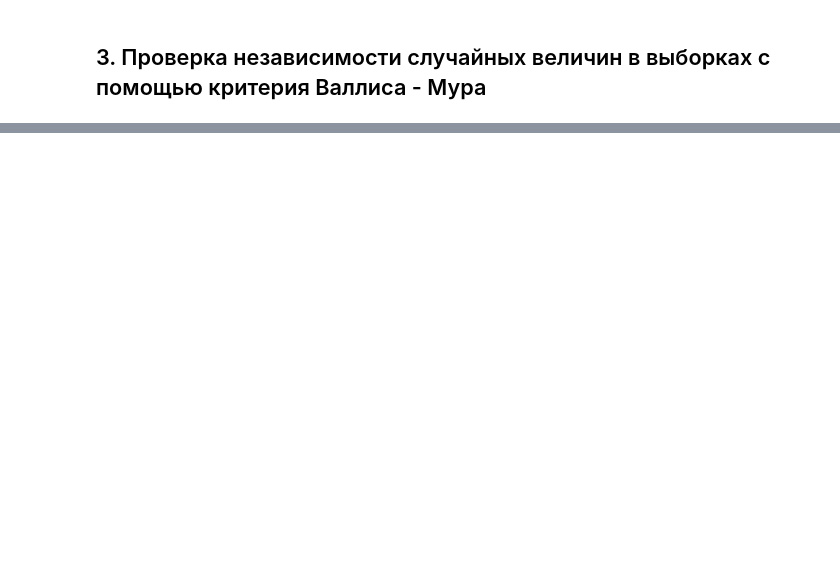
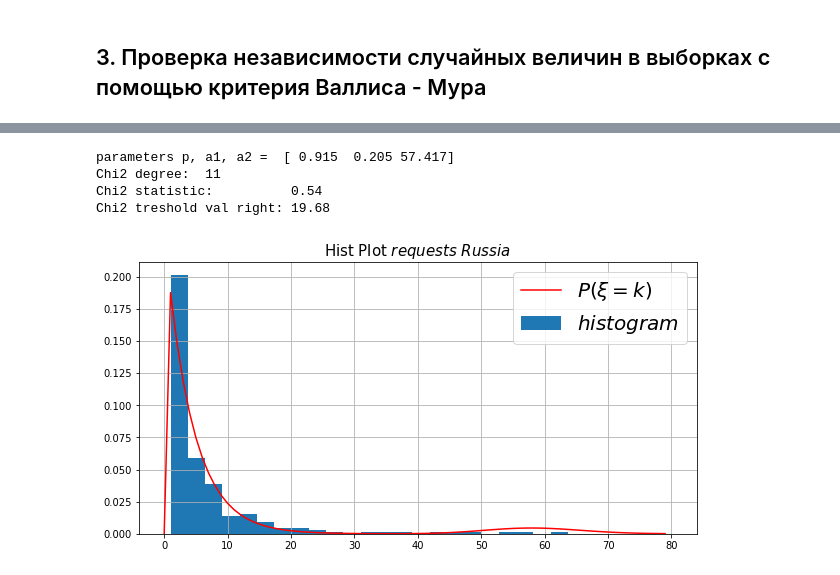
Before and after one commit to AlexeyKumin/SW_Global_Terrorism, a Jupyter notebook: terrorist_acts.ipynb, the cells around one changed output, grey strips where cells are left out. Drawn from its saved outputs; the diff is of its cells as text; code cells hidden in the pictures; blank space fills up the shorter version.

```diff
--- a/terrorist_acts.ipynb
+++ b/terrorist_acts.ipynb
@@ -377,0 +311,30 @@ Chi2 statistic, Chi2 treshold val:  2.54 12.59 1.64
+# %%
+delimiter = 30
+missed_vals = 2
+
+sample1, sample2 = process_sample(requests, delimiter, missed_vals)
+a1 = np.average(sample1)
+a2 = np.average(sample2)
+param1 = GMM_geom(sample1)
+
+param2 = GMM_Poisson(sample2)
+
+P1 = geom_param(param1)
+P2 = Poisson_param(param2)
+param3 = GMM_mix_distrib(requests, a1, a2)
+print("parameters p, a1, a2 = ", np.around([param3[0], param1, param2], 3))
+Mixed = mix_distrib_param(param3, P1, P2)
+
+nrow = 1
+fig, (ax1) = plt.subplots(nrows=nrow, figsize=(10,5*nrow))
+plot_hist(requests, 80, Mixed, ax1, "$requests$ $Russia$", 30)
+
+alfa = 0.05
+r = 15
+Chi_2_crit(requests, r, Mixed, alfa, 3)
+# %% [output]
+parameters p, a1, a2 =  [ 0.915  0.205 57.417]
+Chi2 degree:  11
+Chi2 statistic:          0.54
+Chi2 treshold val right: 19.68
+[figure, added]
```
Also changed, not shown: parts of 32 cells of this notebook.
